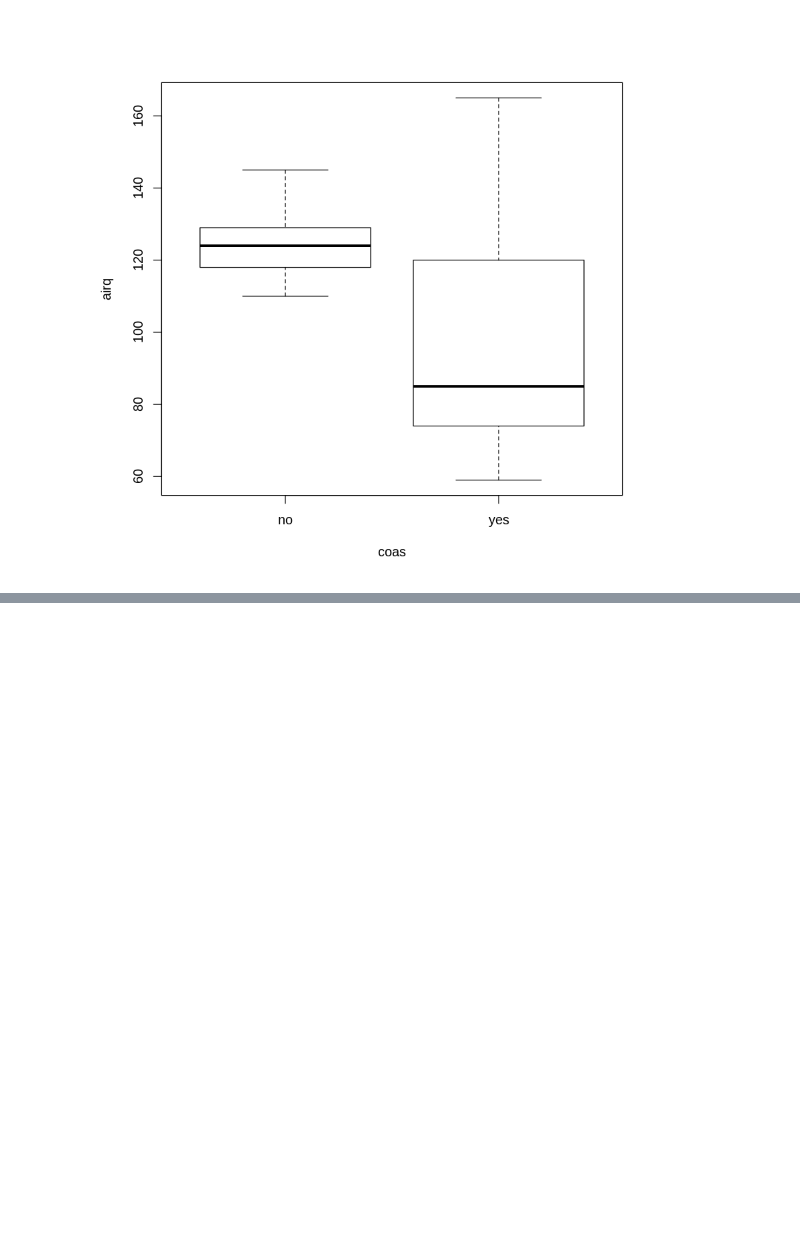
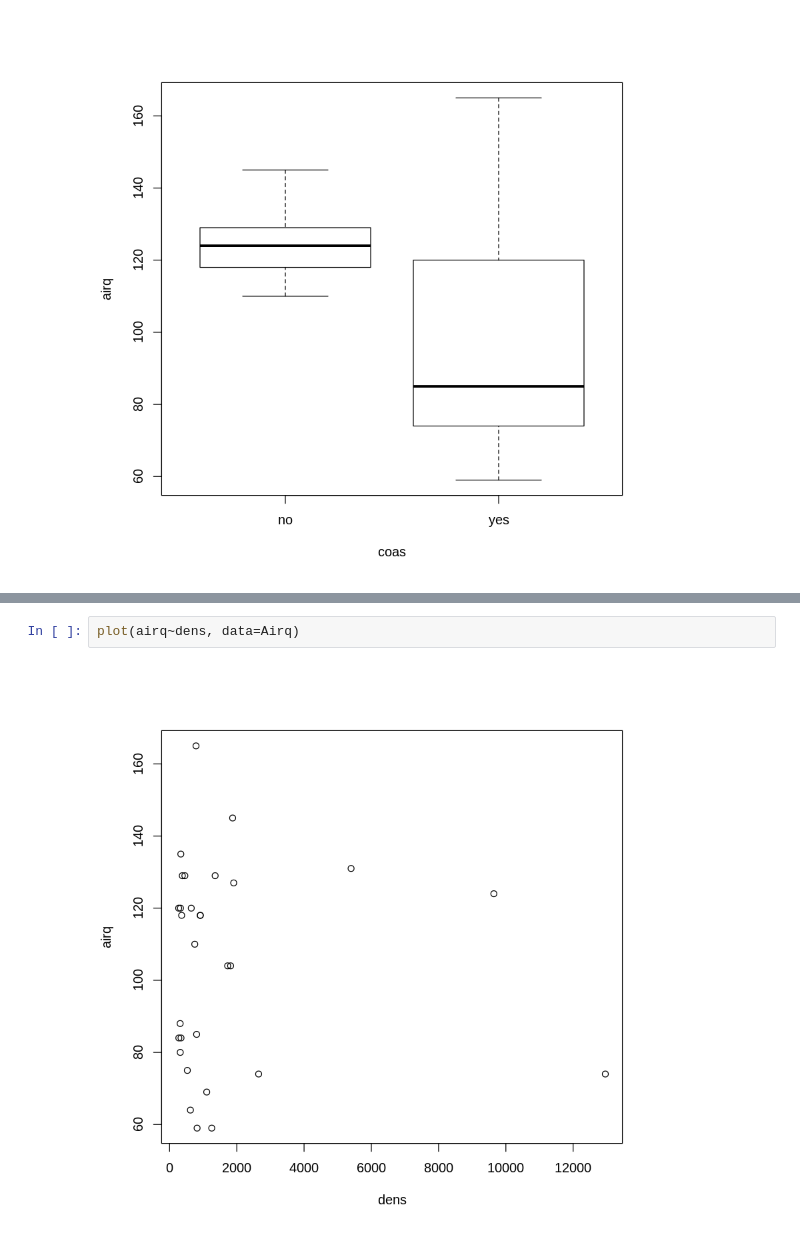
Before and after one commit to caiobarretta/Alura, a Jupyter notebook: Data Science/Estatística/Estatística com R Introdução à modelagem/Estatística com R Introdução à modelagem.ipynb, the cells around one changed output, grey strips where cells are left out. Saved outputs shown, nothing was run; the diff lists cells and outputs as text; blank space fills up the shorter version.

```diff
--- a/Data Science/Estatística/Estatística com R Introdução à modelagem/Estatística com R Introdução à modelagem.ipynb
+++ b/Data Science/Estatística/Estatística com R Introdução à modelagem/Estatística com R Introdução à modelagem.ipynb
@@ -162,0 +247,4 @@ plot(airq~coas, data=Airq)
+# %%
+plot(airq~dens, data=Airq)
+# %% [output]
+[figure, added]
```
Also changed, not shown: parts of 22 cells of this notebook.
